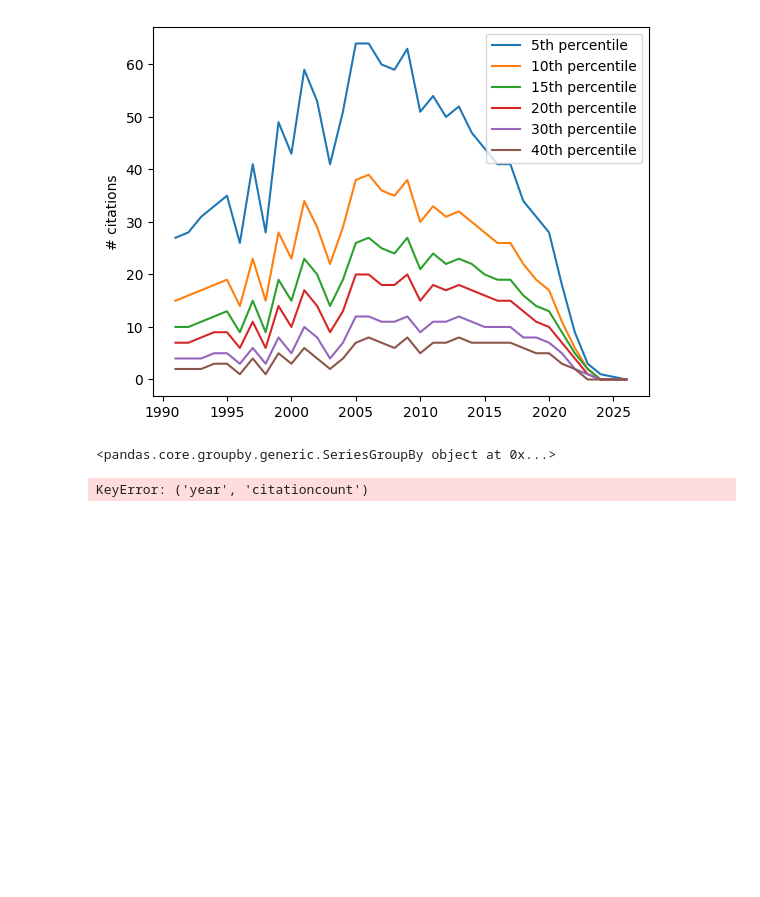
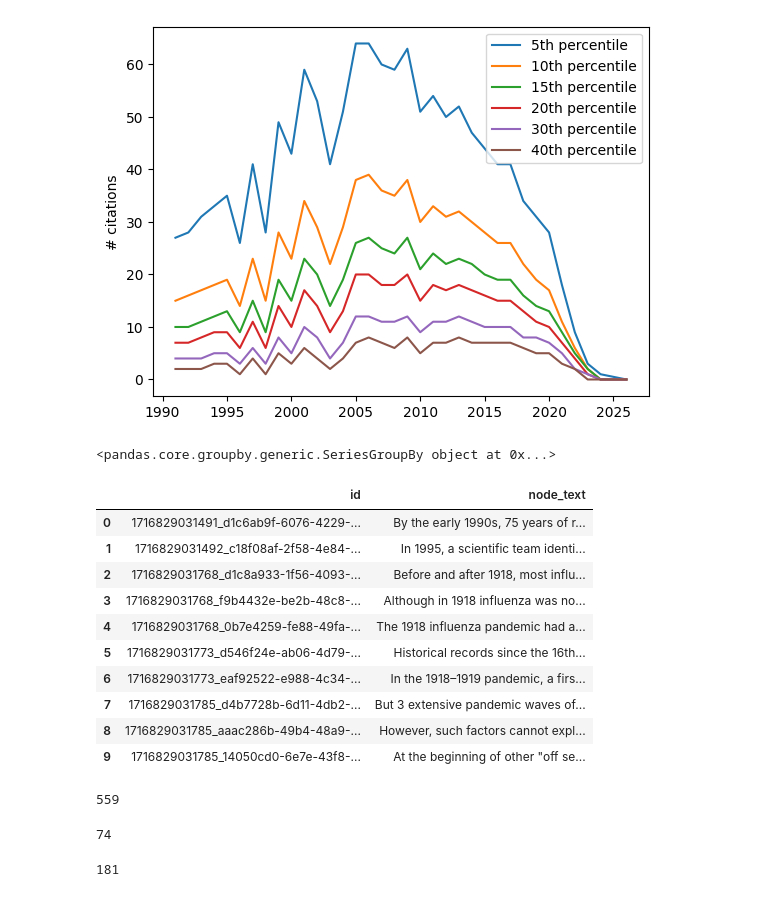
Before and after one commit to curieo-org/data-digger, a Jupyter notebook: pubmed/pubmed-ingestion/app/notebooks/pubmed_analysis.ipynb, the cells around one changed output. Saved outputs shown, nothing was run; the diff lists cells and outputs as text; code cells hidden in the pictures; blank space fills up the shorter version.

```diff
--- a/pubmed/pubmed-ingestion/app/notebooks/pubmed_analysis.ipynb
+++ b/pubmed/pubmed-ingestion/app/notebooks/pubmed_analysis.ipynb
@@ -2,6 +2,7 @@
 import pandas as pd
 percentiles = pd.read_csv('pubmed_percentiles.csv')
 processed_data = pd.read_csv('pubmed_parent_yearwise_ingestion_log.csv')
+children_text = pd.read_csv('pubmed_text_details.csv')
 # %%
 processed_data
 # %% [output]
@@ -76,7 +77,3 @@ plt.show()
 df.groupby('year')['year']
 # %% [output]
 <pandas.core.groupby.generic.SeriesGroupBy object at 0x...>
-# %%
-df[df['percentile']==30]['citationcount']
-# %% [output]
-KeyError: ('year', 'citationcount')
@@ -84,0 +80,14 @@ KeyError: ('year', 'citationcount')
+# %%
+children_text.head(10)
+# %% [output]
+|  | id | node_text |
+| 0 | 1716829031491_d1c6ab9f-6076-4229-... | By the early 1990s, 75 years of r... |
+| 1 | 1716829031492_c18f08af-2f58-4e84-... | In 1995, a scientific team identi... |
+| 2 | 1716829031768_d1c8a933-1f56-4093-... | Before and after 1918, most influ... |
+| 3 | 1716829031768_f9b4432e-be2b-48c8-... | Although in 1918 influenza was no... |
+| 4 | 1716829031768_0b7e4259-fe88-49fa-... | The 1918 influenza pandemic had a... |
+| 5 | 1716829031773_d546f24e-ab06-4d79-... | Historical records since the 16th... |
+| 6 | 1716829031773_eaf92522-e988-4c34-... | In the 1918–1919 pandemic, a firs... |
+| 7 | 1716829031785_d4b7728b-6d11-4db2-... | But 3 extensive pandemic waves of... |
+| 8 | 1716829031785_aaac286b-49b4-48a9-... | However, such factors cannot expl... |
+| 9 | 1716829031785_14050cd0-6e7e-43f8-... | At the beginning of other "off se... |
@@ -84,0 +100,24 @@ KeyError: ('year', 'citationcount')
+# %%
+df = pd.read_csv('/Users/rahuldutta/Downloads/pmc_location.csv')
+table_name = 'pmc_location'
+
+# Upload the DataFrame to PostgreSQL
+df.to_sql(table_name, engine, if_exists='replace', index=False)
+# %% [output]
+559
+# %%
+df = pd.read_csv('/Users/rahuldutta/Downloads/citationcounts.csv')
+table_name = 'citationcounts'
+
+# Upload the DataFrame to PostgreSQL
+df.to_sql(table_name, engine, if_exists='replace', index=False)
+# %% [output]
+74
+# %%
+df = pd.read_csv('/Users/rahuldutta/Downloads/linktable.csv')
+table_name = 'linktable'
+
+# Upload the DataFrame to PostgreSQL
+df.to_sql(table_name, engine, if_exists='replace', index=False)
+# %% [output]
+181
```
Also changed, not shown: parts of 6 cells of this notebook, 7 other files.
